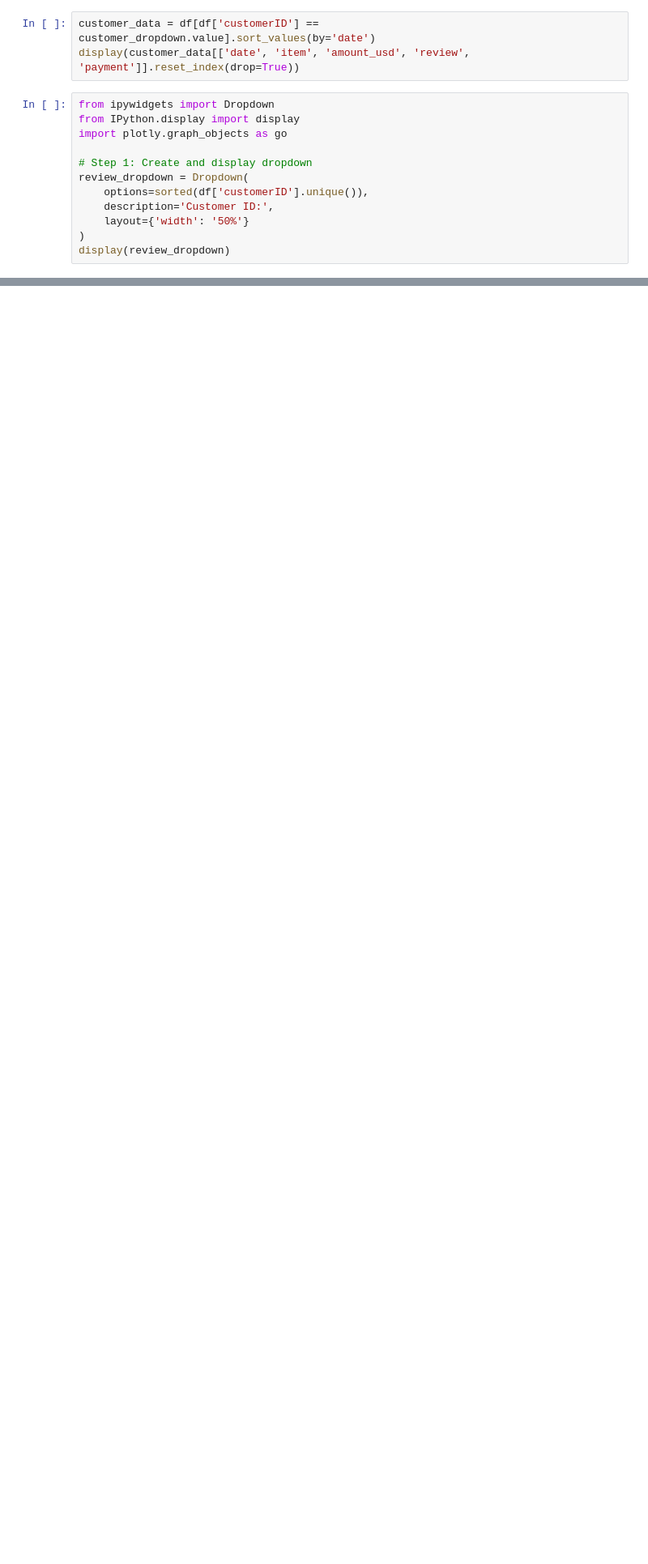
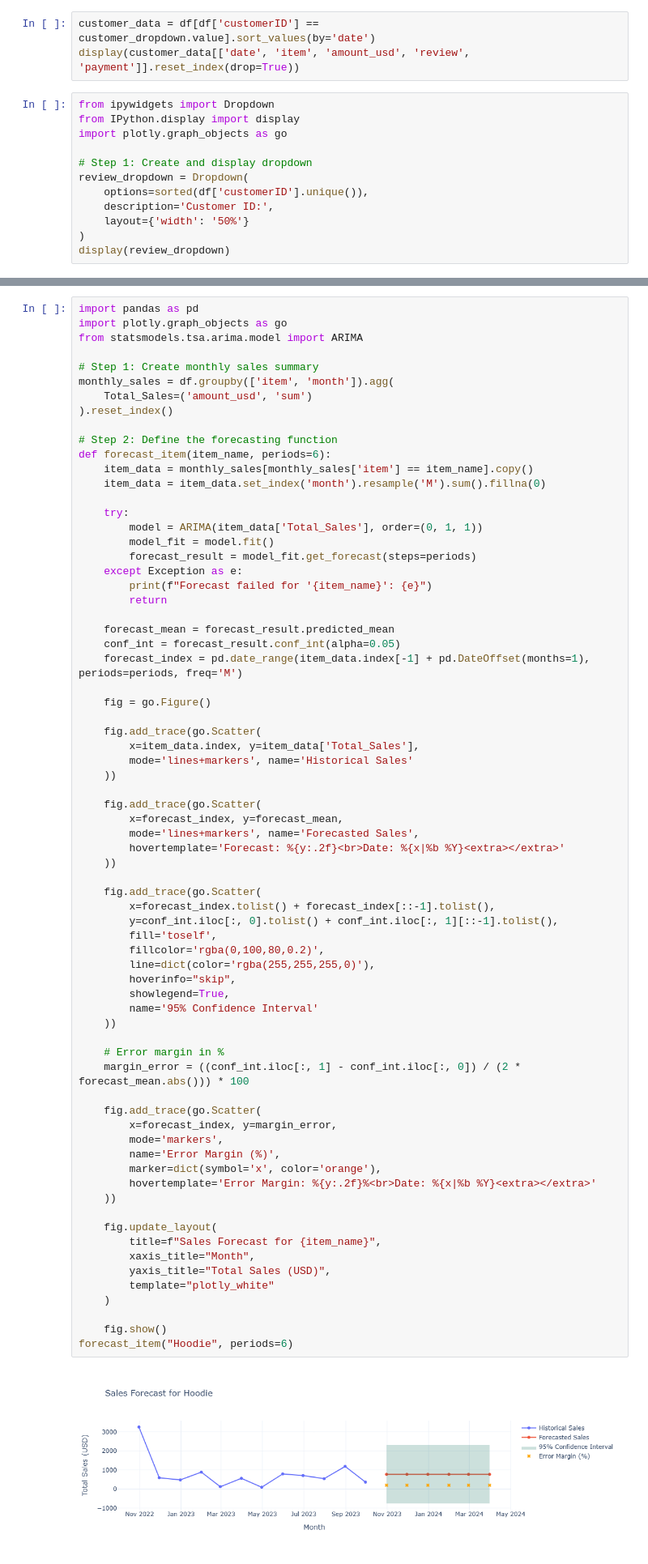
Before and after one commit to vivianli1337/ds4420_project, a Jupyter notebook: TESTING.ipynb, the cells around one changed output, grey strips where cells are left out. Shown at 81% size. Drawn from its saved outputs; the diff is of its cells as text; blank space fills up the shorter version.

Commit message:
changes to time series splitting and error testing

```diff
--- a/TESTING.ipynb
+++ b/TESTING.ipynb
@@ -637,0 +687,73 @@ print(timing_df)
+# %%
+import pandas as pd
+import plotly.graph_objects as go
+from statsmodels.tsa.arima.model import ARIMA
+
+# Step 1: Create monthly sales summary
+monthly_sales = df.groupby(['item', 'month']).agg(
+    Total_Sales=('amount_usd', 'sum')
+).reset_index()
+
+# Step 2: Define the forecasting function
+def forecast_item(item_name, periods=6):
+    item_data = monthly_sales[monthly_sales['item'] == item_name].copy()
+    item_data = item_data.set_index('month').resample('M').sum().fillna(0)
+
+    try:
+        model = ARIMA(item_data['Total_Sales'], order=(0, 1, 1))
+        model_fit = model.fit()
+        forecast_result = model_fit.get_forecast(steps=periods)
+    except Exception as e:
+        print(f"Forecast failed for '{item_name}': {e}")
+        return
+
+    forecast_mean = forecast_result.predicted_mean
+    conf_int = forecast_result.conf_int(alpha=0.05)
+    forecast_index = pd.date_range(item_data.index[-1] + pd.DateOffset(months=1), periods=periods, freq='M')
+
+    fig = go.Figure()
+
+    fig.add_trace(go.Scatter(
+        x=item_data.index, y=item_data['Total_Sales'],
+        mode='lines+markers', name='Historical Sales'
+    ))
+
+    fig.add_trace(go.Scatter(
+        x=forecast_index, y=forecast_mean,
+        mode='lines+markers', name='Forecasted Sales',
+        hovertemplate='Forecast: %{y:.2f}<br>Date: %{x|%b %Y}<extra></extra>'
+    ))
+
+    fig.add_trace(go.Scatter(
+        x=forecast_index.tolist() + forecast_index[::-1].tolist(),
+        y=conf_int.iloc[:, 0].tolist() + conf_int.iloc[:, 1][::-1].tolist(),
+        fill='toself',
+        fillcolor='rgba(0,100,80,0.2)',
+        line=dict(color='rgba(255,255,255,0)'),
+        hoverinfo="skip",
+        showlegend=True,
+        name='95% Confidence Interval'
+    ))
+
+    # Error margin in %
+    margin_error = ((conf_int.iloc[:, 1] - conf_int.iloc[:, 0]) / (2 * forecast_mean.abs())) * 100
+
+    fig.add_trace(go.Scatter(
+        x=forecast_index, y=margin_error,
+        mode='markers',
+        name='Error Margin (%)',
+        marker=dict(symbol='x', color='orange'),
+        hovertemplate='Error Margin: %{y:.2f}%<br>Date: %{x|%b %Y}<extra></extra>'
+    ))
+
+    fig.update_layout(
+        title=f"Sales Forecast for {item_name}",
+        xaxis_title="Month",
+        yaxis_title="Total Sales (USD)",
+        template="plotly_white"
+    )
+
+    fig.show()
+forecast_item("Hoodie", periods=6)
+# %% [output]
+[figure, added]
```
Also changed, not shown: parts of 5 cells of this notebook, 1 other file.
